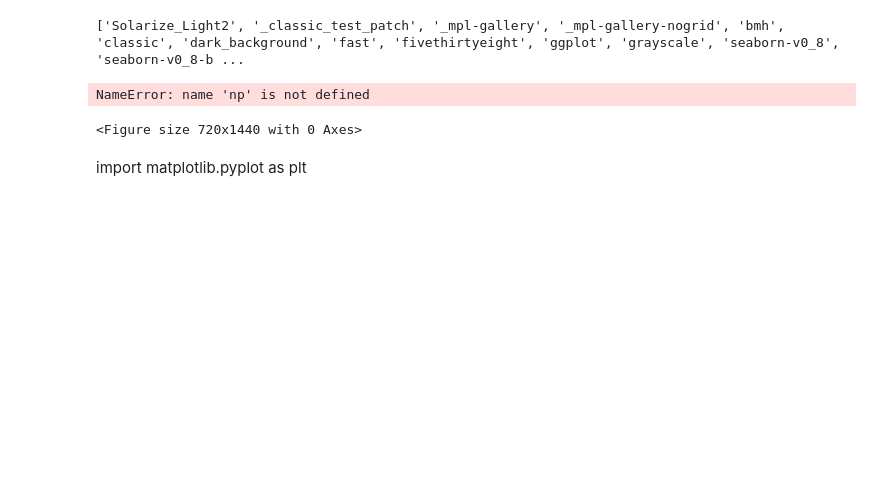
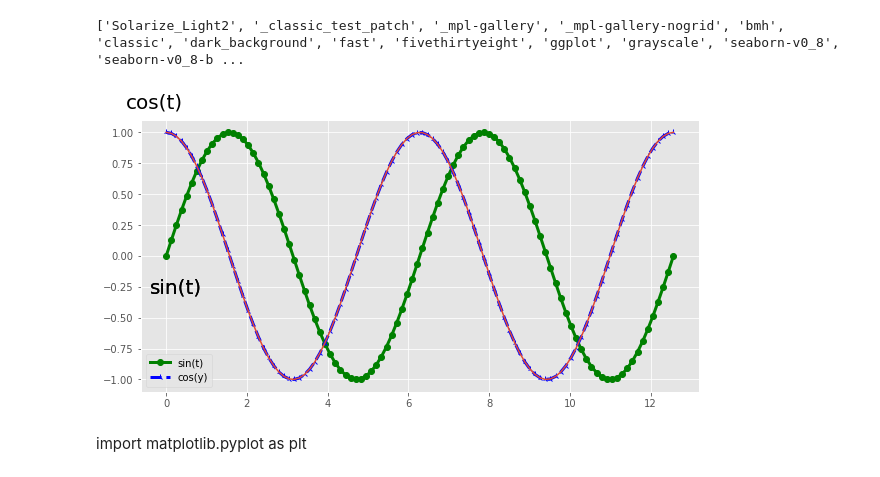
Before and after one commit to Shivam-kishor/python-DataScience, a Jupyter notebook: datascience/numpy_ex.ipynb, the cells around one changed output. Drawn from its saved outputs; the diff is of its cells as text; code cells hidden in the pictures; blank space fills up the shorter version.

```diff
--- a/datascience/numpy_ex.ipynb
+++ b/datascience/numpy_ex.ipynb
@@ -299,26 +316,34 @@ min and max of each column [ 82  28  46  40 119  90  70 158 124  45] [920 944 96
 # %%
 print(plt.style.available)
-plt.style.use('tableau-colorblind10')
+plt.style.use('ggplot')
 # %% [output]
 ['Solarize_Light2', '_classic_test_patch', '_mpl-gallery', '_mpl-gallery-nogrid', 'bmh', 'classic', 'dark_background', 'fast', 'fivethirtyeight', 'ggplot', 'grayscale', 'seaborn-v0_8', 'seaborn-v0_8-b ...
 # %%
 #from cProfile import label
-import matplotlib.pyplot as plt
-plt.figure(figsize=(10,20))
+#import matplotlib.pyplot as plt
+from cProfile import label
 
-t=np.linspace(0,4*np.pi,50)
+
+plt.figure(figsize=(10,5))
+                #width,height
+
+t=np.linspace(0,2**2*np.pi,100)
 x=np.sin(t)
 y=np.cos(t)
 z=np.tan(t)
-plt.plot(t,x,label='sin(t)',color='green',linewidth=3,marker='o',markersize=10)
-plt.plot(t,y,label='cos(y)',color='hotpink',linewidth=3,marker='2',linestyle='--')
-plt.text(10,0.5,'sin(t)',fontsize=20)
-plt.text(7,0.5,'cos(t)',fontsize=20)
-plt.legend()
-plt.plot(t,z)
-plt.grid(False)
+plt.plot(t,x,label='sin(t)',color='green',linewidth=3,marker='o',markersize=6)
+plt.plot(t,y,label='cos(y)',color='blue',linewidth=3,marker='2',markersize=6,linestyle='--')
+#plt.plot(t,z,label='tan(z)',color='red')
+plt.text(-0.4,-0.3,'sin(t)',fontsize=20)
+plt.text(-0.4,-0.3,'sin(t)',fontsize=20)
+plt.text(-1,1.2,'cos(t)',fontsize=20)
+        #width,height
+plt.legend()# A legend is an area describing the elements of the graph
+
+plt.plot(t,y)
+
+plt.grid(True)
 # %% [output]
-NameError: name 'np' is not defined
-<Figure size 720x1440 with 0 Axes>
+[figure, added]
 # %% [markdown]
 import matplotlib.pyplot as plt
```
Also changed, not shown: parts of 18 cells of this notebook, 7 other files.
